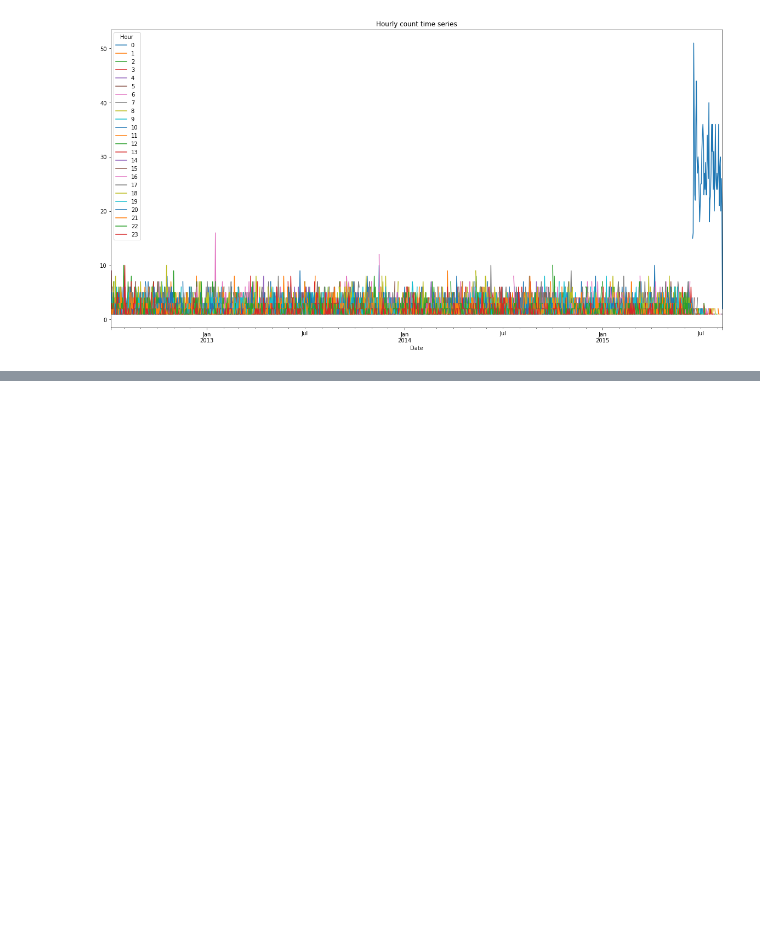
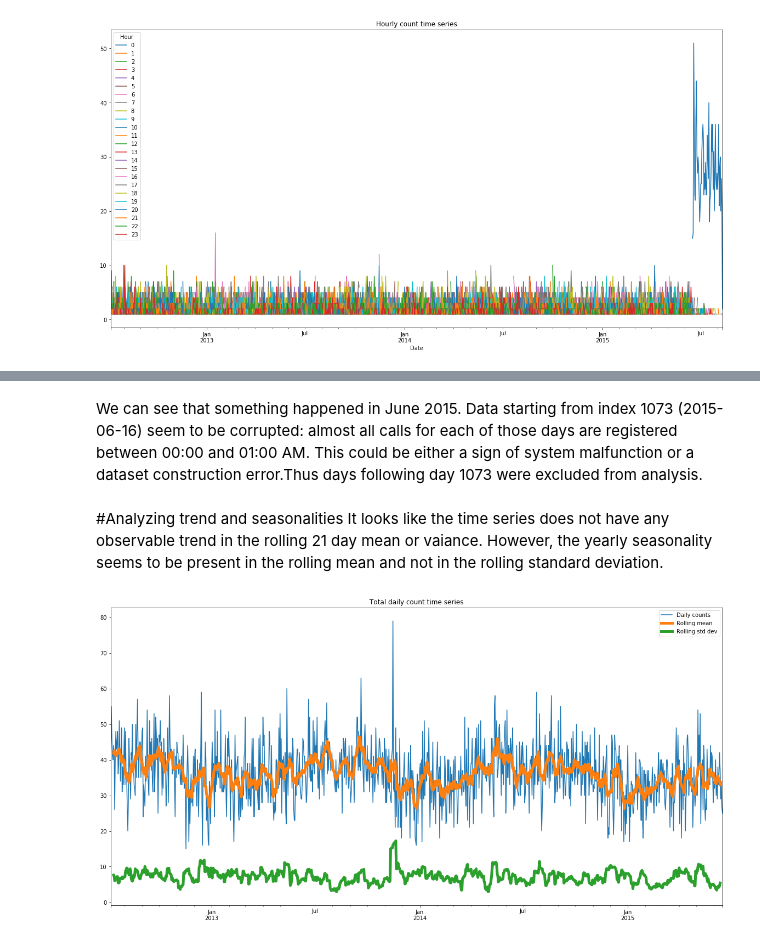
Before and after one commit to boreshkinai/deep_stat_inference, a Jupyter notebook: Boston_police_callcenter.ipynb, the cells around one changed output, grey strips where cells are left out. Saved outputs shown, nothing was run; the diff lists cells and outputs as text; code cells hidden in the pictures; blank space fills up the shorter version.

Commit message:
WIP boston call center

```diff
--- a/Boston_police_callcenter.ipynb
+++ b/Boston_police_callcenter.ipynb
@@ -85,6 +90,7 @@ Start date: 2012-07-08 06:03:00 End date:  2015-08-10 04:48:00
 Below we plot what seems to be a very nice time series. Some yearly trends are pretty obvious, but we will return to a more detailed analysis of trends later on.
 # %%
-df_B2.index.value_counts().resample('D').sum().plot(kind='line', title="Total daily count time series", use_index=True, figsize=(30, 5))
+df_B2_daily_counts = df_B2.index.value_counts().resample('D').sum()
+df_B2_daily_counts.plot(kind='line', title="Total daily count time series", use_index=True, figsize=(30, 5))
 plt.xticks(rotation=0)
 plt.show()
 # %% [output]
@@ -123,0 +112,17 @@ Name: FROMDATE, dtype: datetime64[ns]
+# %% [markdown]
+We can see that something happened in June 2015. Data starting from index 1073 (2015-06-16) seem to be corrupted: almost all calls for each of those days are registered between 00:00 and 01:00 AM. This could be either a sign of system malfunction or a dataset construction
+error.Thus days following day 1073 were excluded from analysis.
+# %%
+df_B2_hour_counts = df_B2_hour_counts.loc[:'2015-06-16']
+df_B2_daily_counts = df_B2_daily_counts.loc[:'2015-06-16']
+# %% [markdown]
+#Analyzing trend and seasonalities
+It looks like the time series does not have any observable trend in the rolling 21 day mean or vaiance. However, the yearly seasonality seems to be present in the rolling mean and not in the rolling standard deviation.
+# %%
+df_B2_daily_counts.plot(kind='line', title="Total daily count time series", use_index=True, label='Daily counts', legend=True, figsize=(20, 10))
+df_B2_daily_counts.rolling(window=10, center=True).mean().plot(linewidth=5.0, label='Rolling mean', legend=True)
+np.sqrt(df_B2_daily_counts.rolling(window=10, center=True).var()).plot(linewidth=5.0, label='Rolling std dev', legend=True)
+plt.xticks(rotation=0)
+plt.show()
+# %% [output]
+[figure, added]
```
Also changed, not shown: parts of 5 cells of this notebook.
